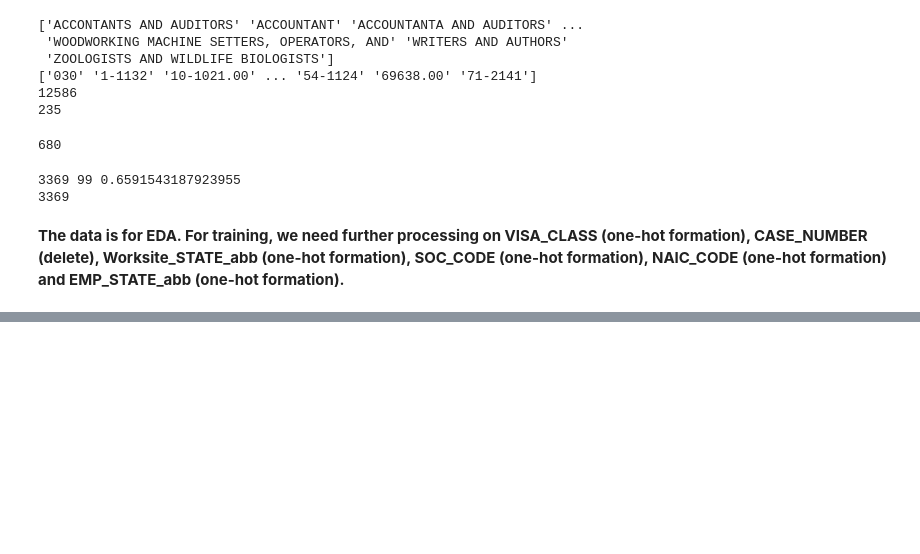
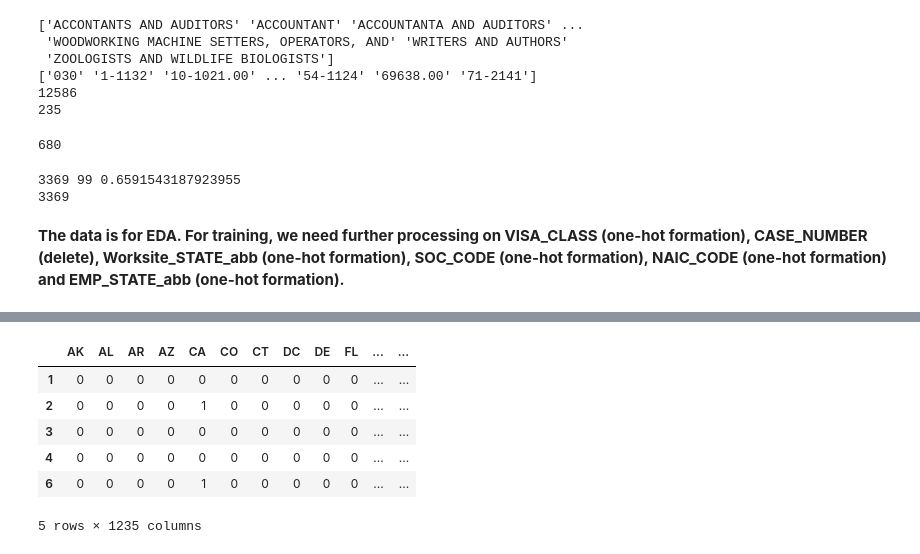
Before and after one commit to benyuan98/PredictH1BVisa, a Jupyter notebook: preprocessing.ipynb, the cells around one changed output, grey strips where cells are left out. Drawn from its saved outputs; the diff is of its cells as text; code cells hidden in the pictures; blank space fills up the shorter version.

```diff
--- a/preprocessing.ipynb
+++ b/preprocessing.ipynb
@@ -284,0 +312,8 @@ print(len(np.unique(train_vals.loc[:, 'EMPLOYER_NAME'])))
+# %%
+category_labels = ['NAIC_CODE', 'EMP_STATE_abb', 'VISA_CLASS',
+                   'EMPLOYER_NAME', 'SOC_CODE', 'Worksite_STATE_abb']
+for label in category_labels:
+    print('%s:\t\t\t %d'%(label, len(np.unique(train_vals.loc[:, label]))))
+
+
+np.unique(train_vals.loc[:, 'EMP_STATE_abb'])
@@ -284,0 +333,6 @@ print(len(np.unique(train_vals.loc[:, 'EMPLOYER_NAME'])))
+# %%
+training_data = train_vals
+# %%
+training_data.head()
+training_data = training_data.drop(
+    columns=['CASE_NUMBER', 'EMPLOYER_CITY', 'SOC_NAME', 'WORKSITE_CITY'])
@@ -284,0 +348,18 @@ print(len(np.unique(train_vals.loc[:, 'EMPLOYER_NAME'])))
+# %%
+category_labels = ['NAIC_CODE', 'EMP_STATE_abb', 'VISA_CLASS',
+                   'SOC_CODE', 'Worksite_STATE_abb']
+for label in category_labels:
+    if label not in training_data:
+        continue
+    training_data = pd.concat([pd.get_dummies(
+        training_data[label]), training_data], axis=1).drop(columns=[label])
+# %%
+training_data.head()
+# %% [output]
+|  | AK | AL | AR | AZ | CA | CO | CT | DC | DE | FL | ... | ... |
+| 1 | 0 | 0 | 0 | 0 | 0 | 0 | 0 | 0 | 0 | 0 | ... | ... |
+| 2 | 0 | 0 | 0 | 0 | 1 | 0 | 0 | 0 | 0 | 0 | ... | ... |
+| 3 | 0 | 0 | 0 | 0 | 0 | 0 | 0 | 0 | 0 | 0 | ... | ... |
+| 4 | 0 | 0 | 0 | 0 | 0 | 0 | 0 | 0 | 0 | 0 | ... | ... |
+| 6 | 0 | 0 | 0 | 0 | 1 | 0 | 0 | 0 | 0 | 0 | ... | ... |
+5 rows × 1235 columns
```
Also changed, not shown: parts of 17 cells of this notebook, 3 other files.
